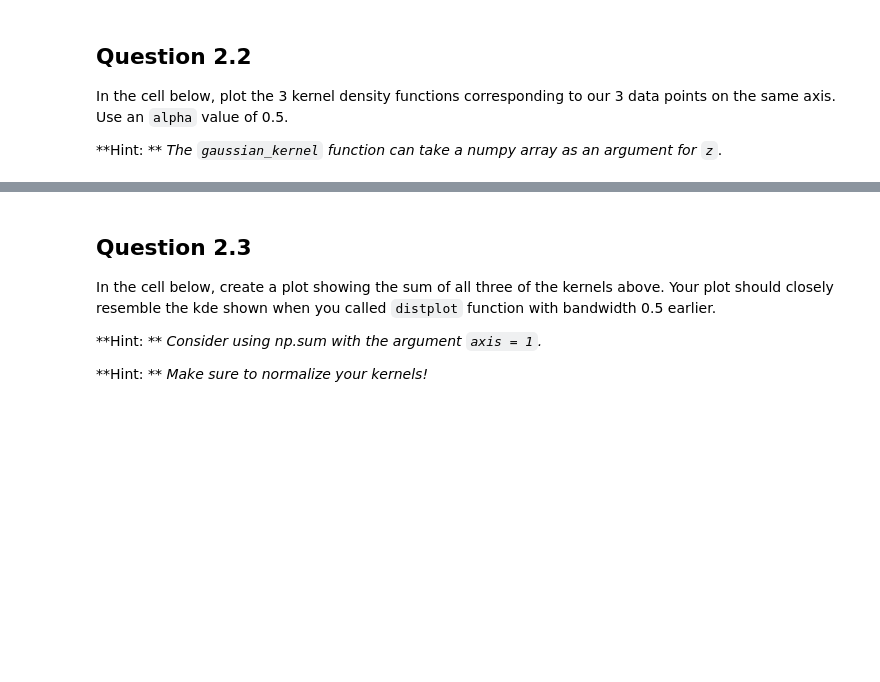
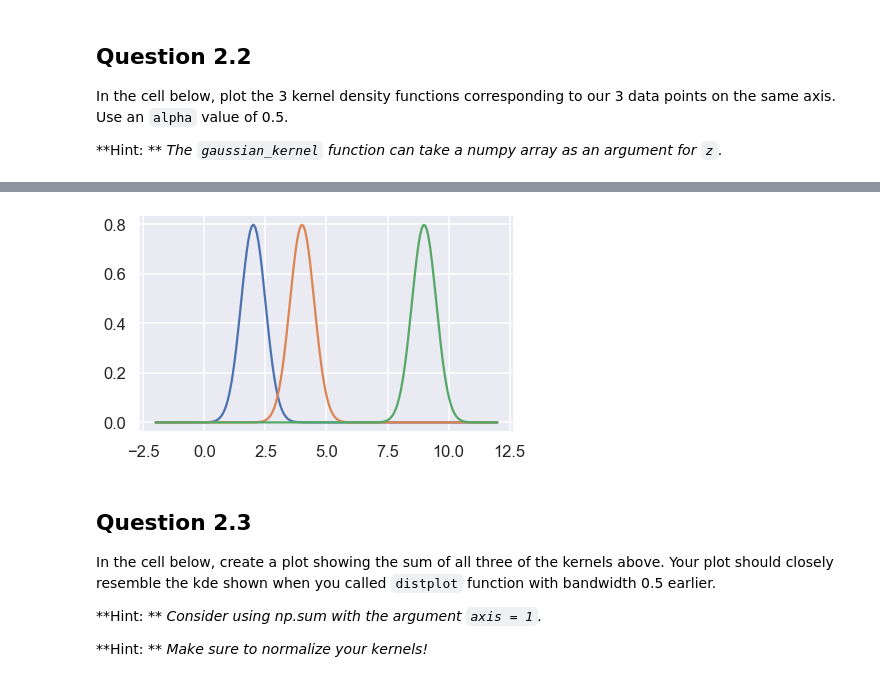
Before and after one commit to JakeTc/DSLabs, a Jupyter notebook: Lab 4/91_jt919_Lab4.ipynb, the cells around one changed output, grey strips where cells are left out. Cells and saved outputs as stored; diff of their text form; code cells hidden in the pictures; blank space fills up the shorter version.

```diff
--- a/Lab 4/91_jt919_Lab4.ipynb
+++ b/Lab 4/91_jt919_Lab4.ipynb
@@ -325,3 +320,13 @@ In the cell below, plot the 3 kernel density functions corresponding to our 3 da
+# %%
+### BEGIN SOLUTION
+z_arr = [2, 4, 9]
+xs = np.linspace(-2, 12, 200)
+alpha=0.5
+kde_curve = [gaussian_kernel(alpha, x, z_arr) for x in xs]
+plt.plot(xs, kde_curve);
+### END SOLUTION
+# %% [output]
+[figure, added]
 # %% [markdown]
 ## Question 2.3
 In the cell below, create a plot showing the sum of all three of the kernels above. Your plot should closely resemble the kde shown when you called `distplot` function with bandwidth 0.5 earlier.
```
Also changed, not shown: parts of 17 cells of this notebook.
